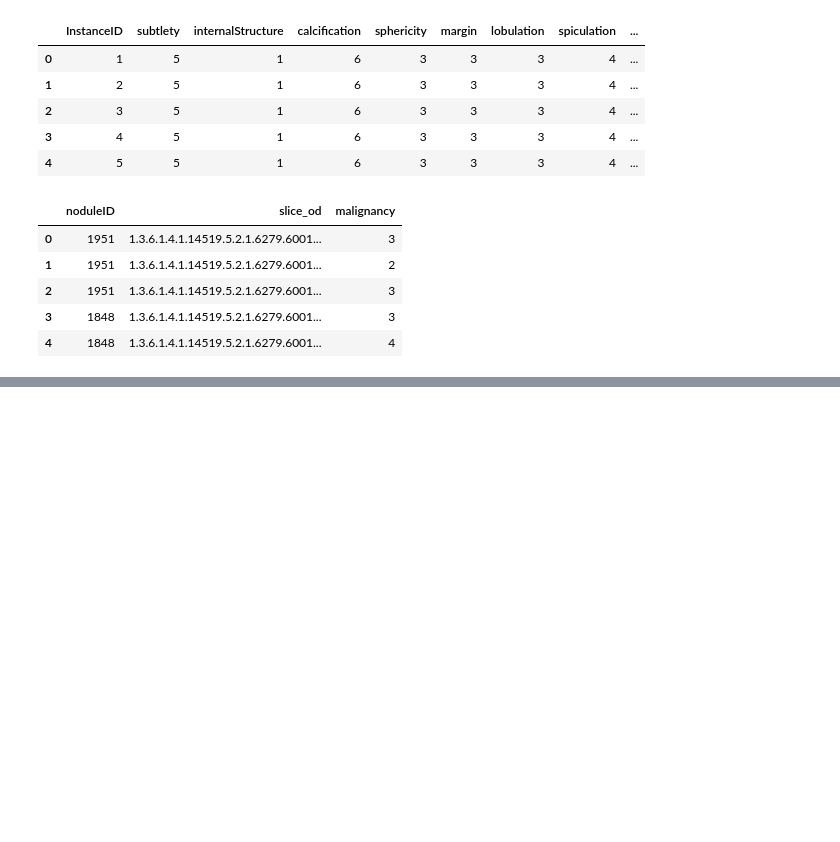
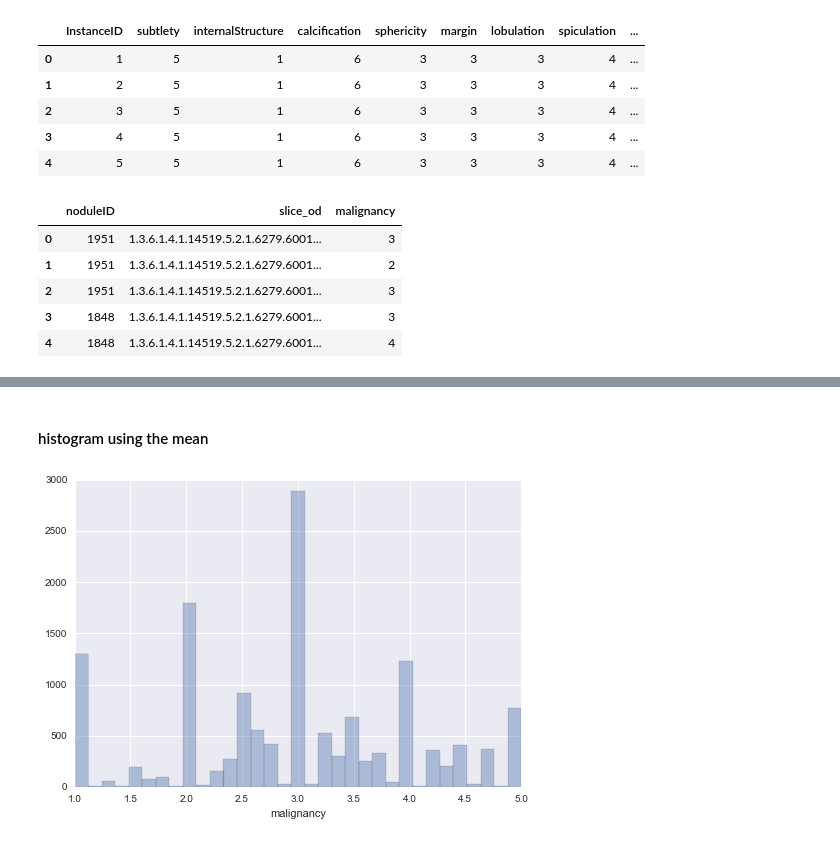
Before and after one commit to a-forty-two/Craft-Repo, a Jupyter notebook: capstone/explor/capstone_exploratory_analysis.ipynb, the cells around one changed output, grey strips where cells are left out. Cells and saved outputs as stored; diff of their text form; code cells hidden in the pictures; blank space fills up the shorter version.

```diff
--- a/capstone/explor/capstone_exploratory_analysis.ipynb
+++ b/capstone/explor/capstone_exploratory_analysis.ipynb
@@ -285,0 +339,6 @@ KeyError: 'slice_id'
+# %% [markdown]
+#### histogram using the mean
+# %%
+sns.distplot(data_mean["malignancy"], kde=False);
+# %% [output]
+[figure, added]
```
Also changed, not shown: parts of 89 cells of this notebook, 43 other files.
